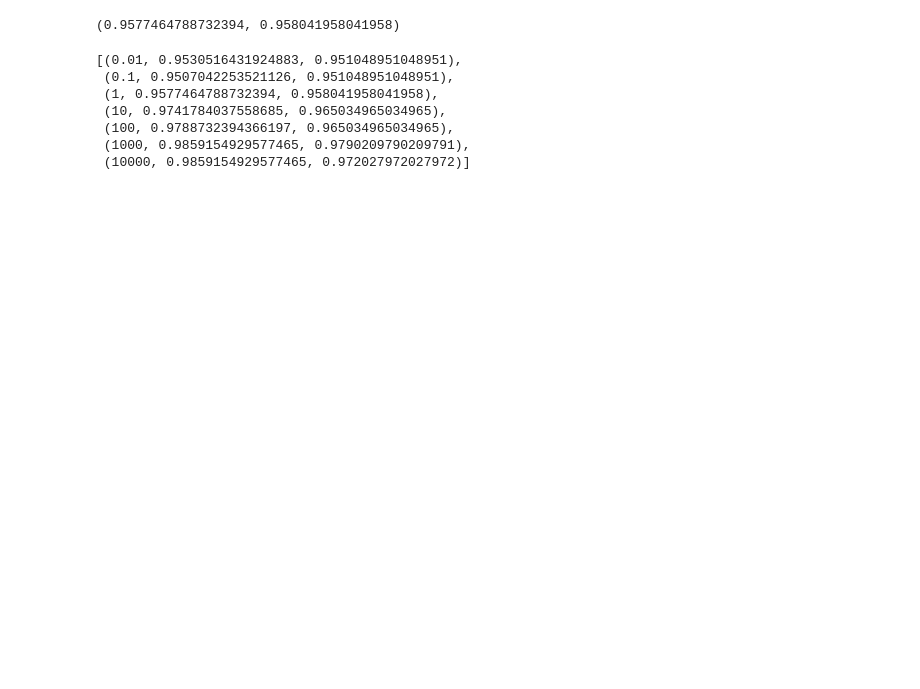
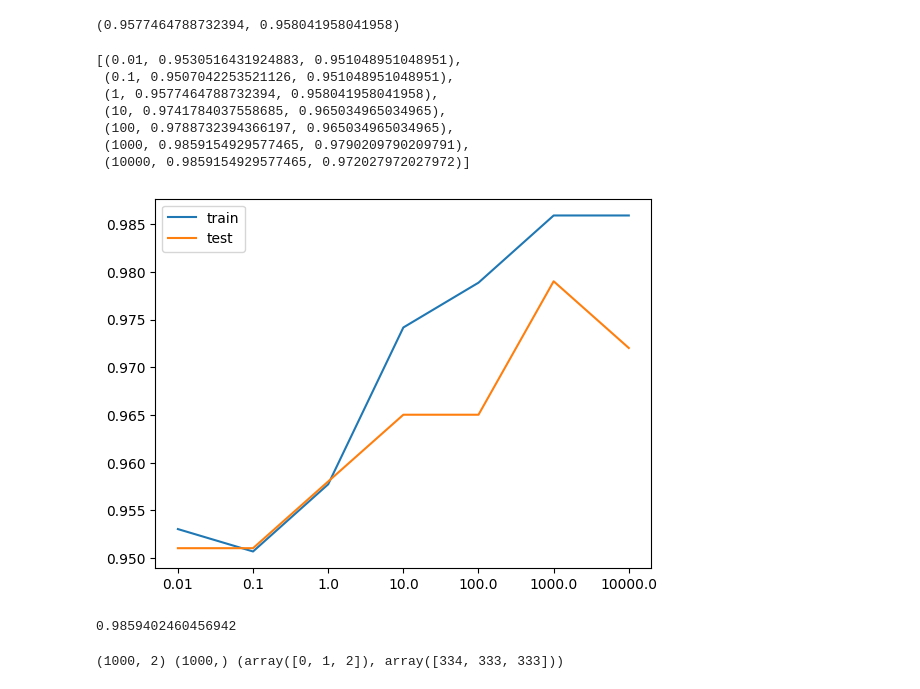
Before and after one commit to shared-repo/human-da, a Jupyter notebook: workspace/ml-basic/example-05.ipynb, the cells around one changed output. Saved outputs shown, nothing was run; the diff lists cells and outputs as text; code cells hidden in the pictures; blank space fills up the shorter version.

```diff
--- a/workspace/ml-basic/example-05.ipynb
+++ b/workspace/ml-basic/example-05.ipynb
@@ -48,3 +48,29 @@ scores
  (100, 0.9788732394366197, 0.965034965034965),
  (1000, 0.9859154929577465, 0.9790209790209791),
  (10000, 0.9859154929577465, 0.972027972027972)]
+# %%
+scores_df = pd.DataFrame(scores, columns=['c', 'train', 'test'])
+scores_df
+
+plt.plot(scores_df['c'].astype('str'), scores_df['train'], label='train')
+plt.plot(scores_df['c'].astype('str'), scores_df['test'], label='test')
+plt.legend()
+plt.show()
+# %% [output]
+[figure, added]
+# %%
+# 최종 모델 학습 (전체 데이터로 학습)
+
+final_logreg = LogisticRegression(penalty="l2", C=1000, max_iter=100000)
+final_logreg.fit(X, y)
+final_logreg.score(X, y)
+# %% [output]
+0.9859402460456942
+# %%
+# 다중 분류 데이터 준비
+from sklearn.datasets import make_blobs # 분류 데이터를 만드는 함수
+
+X, y = make_blobs(n_samples=1000, n_features=2, centers=3, random_state=42)
+print(X.shape, y.shape, np.unique(y, return_counts=True))
+# %% [output]
+(1000, 2) (1000,) (array([0, 1, 2]), array([334, 333, 333]))
```
Also changed, not shown: parts of 2 cells of this notebook, 3 other files.
